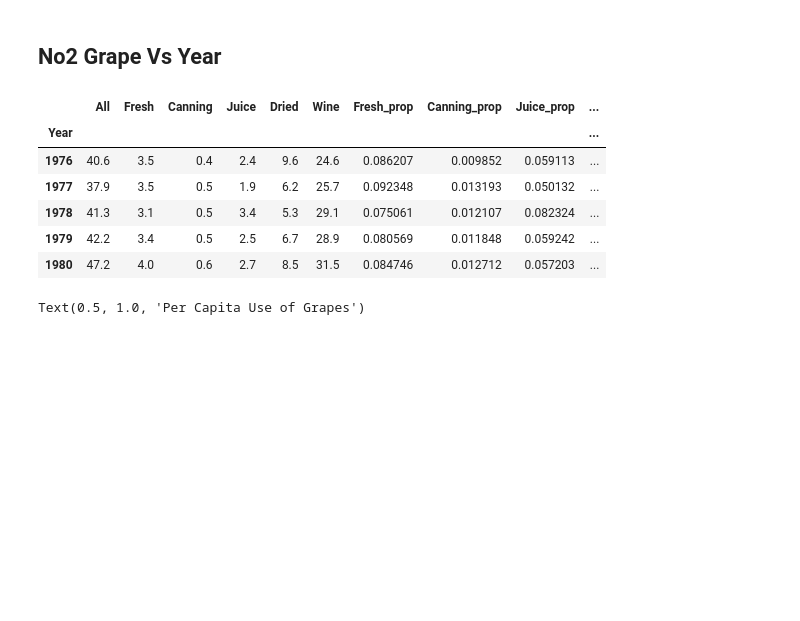
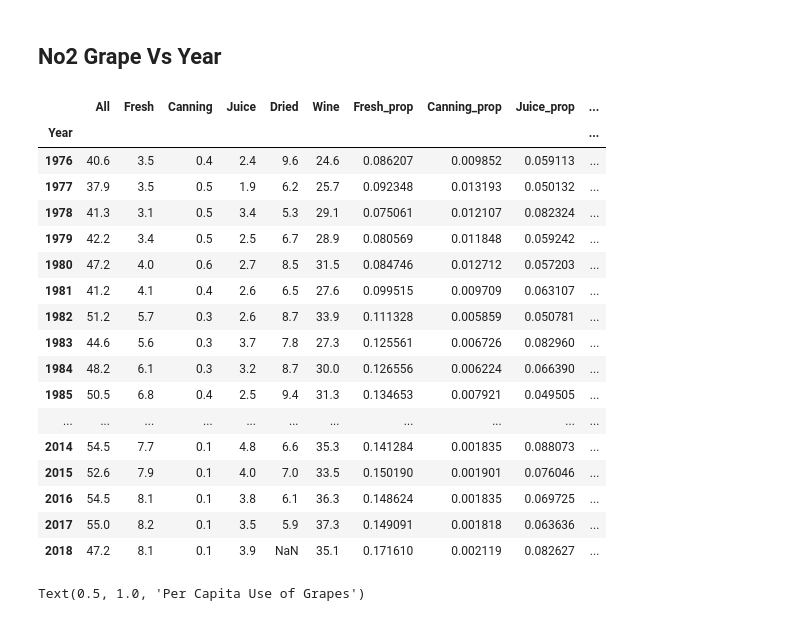
Before and after one commit to haoyuzhang89/w200-Project-US-Diet-Trends-1970-to-2019, a Jupyter notebook: Fruit/Generak Fruit Table A.ipynb, the cells around one changed output. Saved outputs shown, nothing was run; the diff lists cells and outputs as text; code cells hidden in the pictures; blank space fills up the shorter version.

```diff
--- a/Fruit/Generak Fruit Table A.ipynb
+++ b/Fruit/Generak Fruit Table A.ipynb
@@ -550,16 +572,27 @@ grape_yr.to_csv('dataframe/A1_grape.csv')
 # %%
 grape_yr = pd.read_csv('dataframe/A1_grape.csv')  # run after second time
 grape_yr.set_index('Year',inplace = True)
 grape_yr.index = grape_yr.index.map(str)
-grape_yr.head()
+grape_yr.head(50)
 # %% [output]
 |  | All | Fresh | Canning | Juice | Dried | Wine | Fresh_prop | Canning_prop | Juice_prop | ... |
 | Year |  |  |  |  |  |  |  |  |  | ... |
 | 1976 | 40.6 | 3.5 | 0.4 | 2.4 | 9.6 | 24.6 | 0.086207 | 0.009852 | 0.059113 | ... |
 | 1977 | 37.9 | 3.5 | 0.5 | 1.9 | 6.2 | 25.7 | 0.092348 | 0.013193 | 0.050132 | ... |
 | 1978 | 41.3 | 3.1 | 0.5 | 3.4 | 5.3 | 29.1 | 0.075061 | 0.012107 | 0.082324 | ... |
 | 1979 | 42.2 | 3.4 | 0.5 | 2.5 | 6.7 | 28.9 | 0.080569 | 0.011848 | 0.059242 | ... |
 | 1980 | 47.2 | 4.0 | 0.6 | 2.7 | 8.5 | 31.5 | 0.084746 | 0.012712 | 0.057203 | ... |
+| 1981 | 41.2 | 4.1 | 0.4 | 2.6 | 6.5 | 27.6 | 0.099515 | 0.009709 | 0.063107 | ... |
+| 1982 | 51.2 | 5.7 | 0.3 | 2.6 | 8.7 | 33.9 | 0.111328 | 0.005859 | 0.050781 | ... |
+| 1983 | 44.6 | 5.6 | 0.3 | 3.7 | 7.8 | 27.3 | 0.125561 | 0.006726 | 0.082960 | ... |
+| 1984 | 48.2 | 6.1 | 0.3 | 3.2 | 8.7 | 30.0 | 0.126556 | 0.006224 | 0.066390 | ... |
+| 1985 | 50.5 | 6.8 | 0.4 | 2.5 | 9.4 | 31.3 | 0.134653 | 0.007921 | 0.049505 | ... |
+| ... | ... | ... | ... | ... | ... | ... | ... | ... | ... | ... |
+| 2014 | 54.5 | 7.7 | 0.1 | 4.8 | 6.6 | 35.3 | 0.141284 | 0.001835 | 0.088073 | ... |
+| 2015 | 52.6 | 7.9 | 0.1 | 4.0 | 7.0 | 33.5 | 0.150190 | 0.001901 | 0.076046 | ... |
+| 2016 | 54.5 | 8.1 | 0.1 | 3.8 | 6.1 | 36.3 | 0.148624 | 0.001835 | 0.069725 | ... |
+| 2017 | 55.0 | 8.2 | 0.1 | 3.5 | 5.9 | 37.3 | 0.149091 | 0.001818 | 0.063636 | ... |
+| 2018 | 47.2 | 8.1 | 0.1 | 3.9 | NaN | 35.1 | 0.171610 | 0.002119 | 0.082627 | ... |
 # %%
 grape_yr.iloc[: , 0:6 ].plot()
 plt.legend(bbox_to_anchor=(1.01, 0.5), loc = "center left")
```
Also changed, not shown: parts of 4 cells of this notebook, 7 other files.
